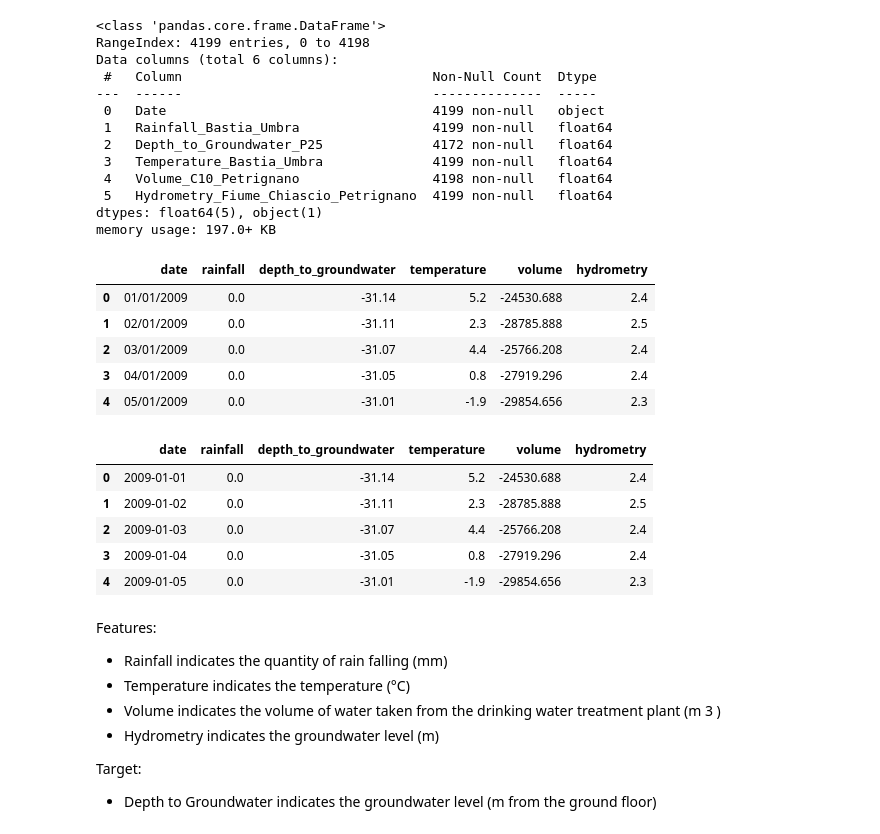
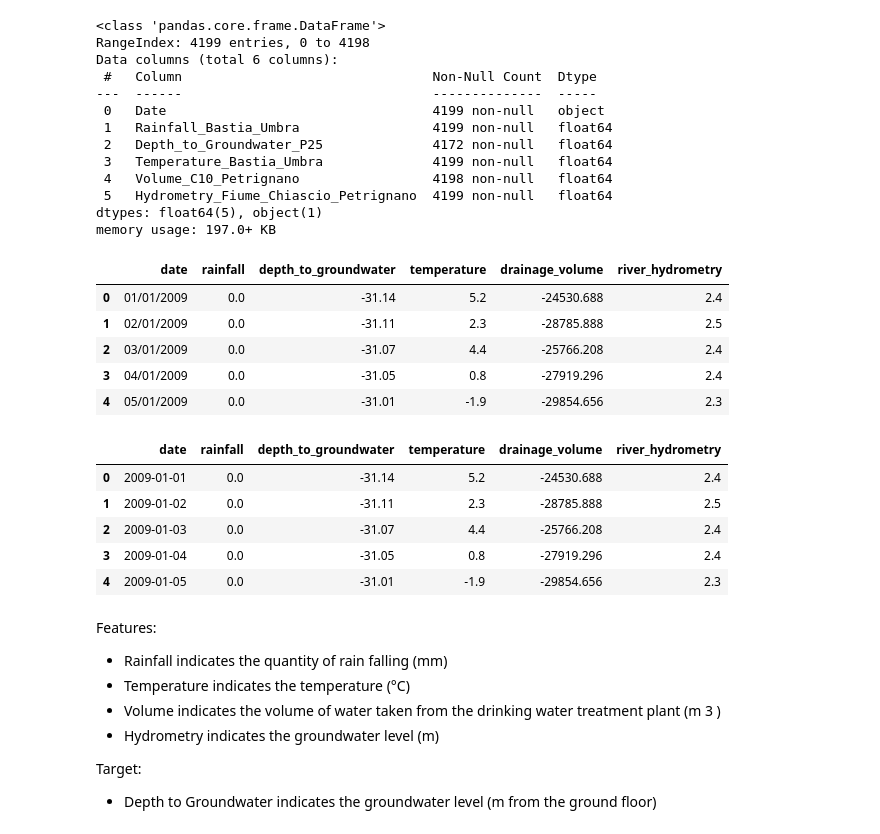
Before and after one commit to jatv93/time-series-project, a Jupyter notebook: src/explore.ipynb, the cells around one changed output. Saved outputs shown, nothing was run; the diff lists cells and outputs as text; code cells hidden in the pictures.

```diff
--- a/src/explore.ipynb
+++ b/src/explore.ipynb
@@ -38,13 +39,13 @@ dtypes: float64(5), object(1)
 memory usage: 197.0+ KB
 # %%
 # Simplify column names
-df.columns = ['date', 'rainfall', 'depth_to_groundwater', 'temperature', 'volume', 'hydrometry']
+df.columns = ['date', 'rainfall', 'depth_to_groundwater', 'temperature', 'drainage_volume', 'river_hydrometry']
 
 targets = ['depth_to_groundwater']
 features = [feature for feature in df.columns if feature not in targets]
 df.head()
 # %% [output]
-|  | date | rainfall | depth_to_groundwater | temperature | volume | hydrometry |
+|  | date | rainfall | depth_to_groundwater | temperature | drainage_volume | river_hydrometry |
 | 0 | 01/01/2009 | 0.0 | -31.14 | 5.2 | -24530.688 | 2.4 |
 | 1 | 02/01/2009 | 0.0 | -31.11 | 2.3 | -28785.888 | 2.5 |
 | 2 | 03/01/2009 | 0.0 | -31.07 | 4.4 | -25766.208 | 2.4 |
@@ -56,7 +57,7 @@ from datetime import datetime, date
 df['date'] = pd.to_datetime(df['date'], format = '%d/%m/%Y')
 df.head()
 # %% [output]
-|  | date | rainfall | depth_to_groundwater | temperature | volume | hydrometry |
+|  | date | rainfall | depth_to_groundwater | temperature | drainage_volume | river_hydrometry |
 | 0 | 2009-01-01 | 0.0 | -31.14 | 5.2 | -24530.688 | 2.4 |
 | 1 | 2009-01-02 | 0.0 | -31.11 | 2.3 | -28785.888 | 2.5 |
 | 2 | 2009-01-03 | 0.0 | -31.07 | 4.4 | -25766.208 | 2.4 |
```
Also changed, not shown: parts of 13 cells of this notebook.
